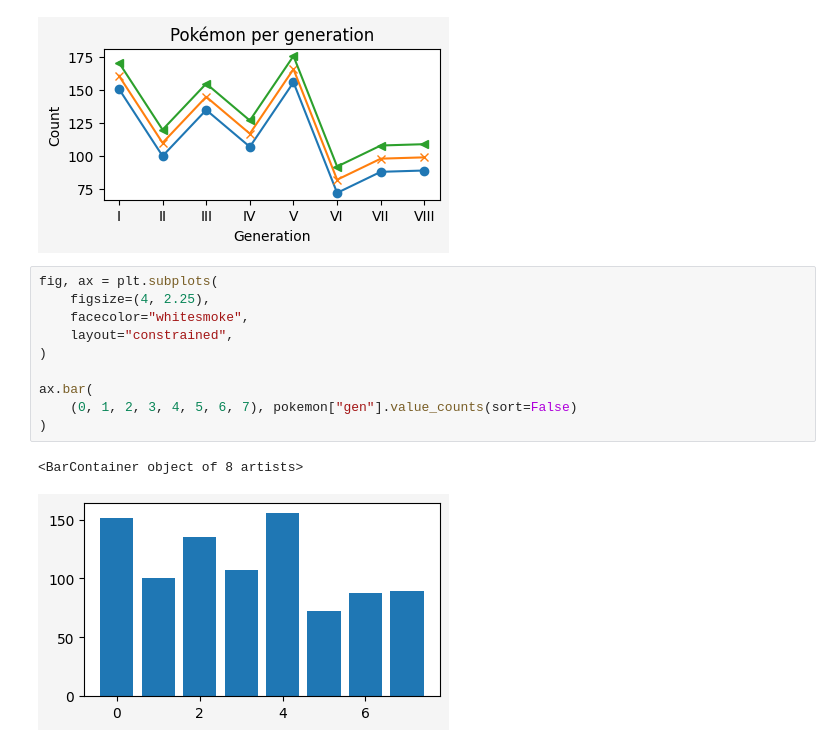
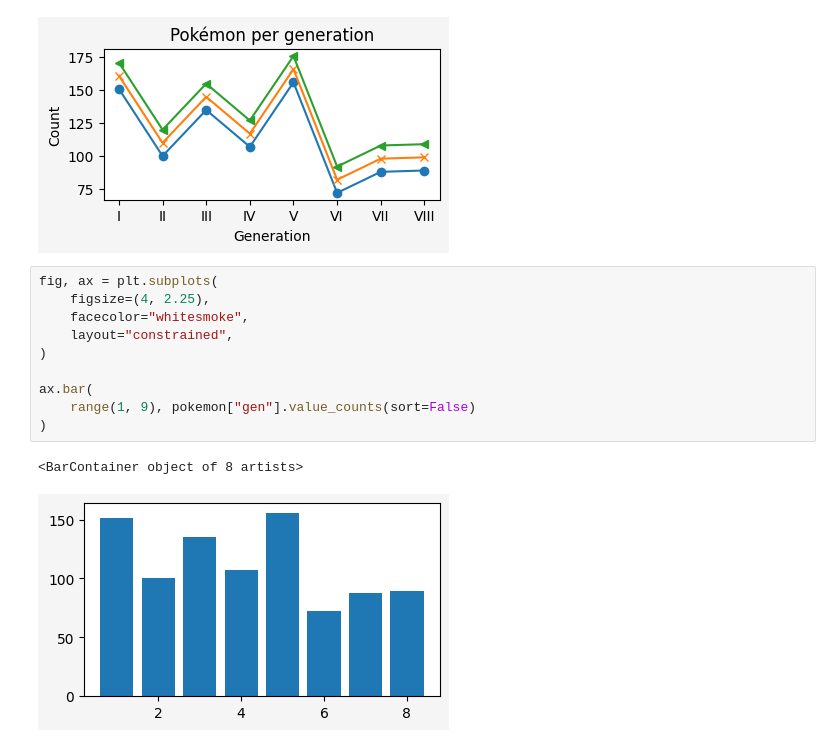
Before and after one commit to mathspp/20240510-webinar-pandas-matplotlib, a Jupyter notebook: webinar.ipynb, the cells around one changed output. Saved outputs shown, nothing was run; the diff lists cells and outputs as text.

```diff
--- a/webinar.ipynb
+++ b/webinar.ipynb
@@ -757,13 +757,13 @@ _ = ax.set_ylabel("Count")
 # %%
 fig, ax = plt.subplots(
     figsize=(4, 2.25),
     facecolor="whitesmoke",
     layout="constrained",
 )
 
 ax.bar(
-    (0, 1, 2, 3, 4, 5, 6, 7), pokemon["gen"].value_counts(sort=False)
+    range(1, 9), pokemon["gen"].value_counts(sort=False)
 )
 # %% [output]
 <BarContainer object of 8 artists>
-[figure, old version]
+[figure, new version]
```
